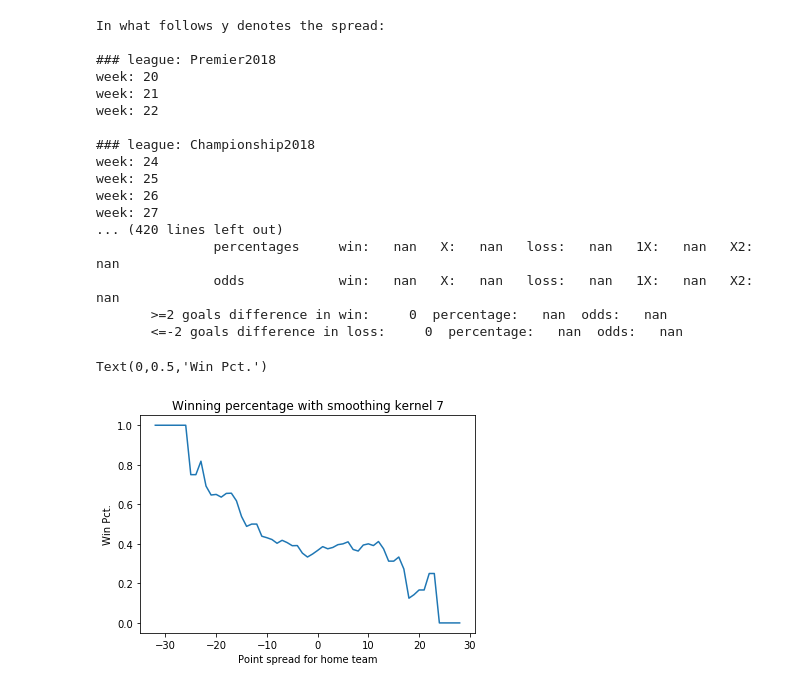
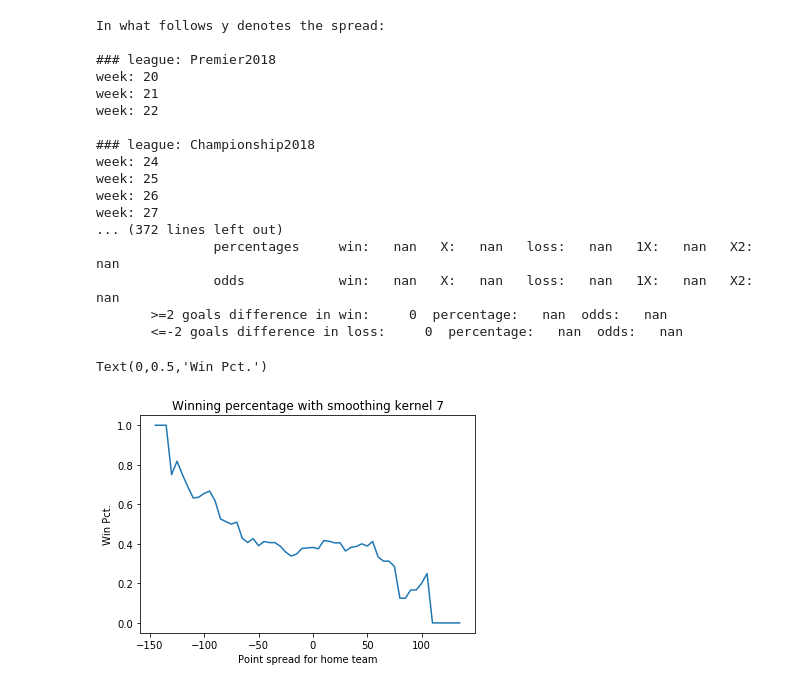
Before and after one commit to possanner/BetAnalysis, a Jupyter notebook: analysis.ipynb, the cells around one changed output. Drawn from its saved outputs; the diff is of its cells as text; code cells hidden in the pictures.

```diff
--- a/analysis.ipynb
+++ b/analysis.ipynb
@@ -5,7 +5,7 @@ import matplotlib.pyplot as plt
 def redpr(str):
     print('\x1b[31m' + str + '\x1b[0m')
 # %%
-lines = np.arange(-40, 41)
+lines = np.arange(-180, 185, 5)
 siz = len(lines)
 data_all = np.zeros((siz, 8))
 data_all[:, 0] = lines
@@ -41,8 +47,8 @@ for l in leagues:
             j3 = Results[i].index('\t', j2 + 1)
             home = int(Results[i][j2 + 1])
             away = int(Results[i][j3 - 2])
-            line1 = float(Lines[i][0:4])
-            line2 = int(line1*10)
+            line1 = float(Lines[i][0:5])
+            line2 = int(line1*100)
             #print(home, away, line1, line2)
             ind = lines == line2
             #print(ind)
@@ -112,36 +118,36 @@ for i in range(conv_kernel, len(lines) - conv_kernel):
     margin3 = np.sum(data_all[i - conv_kernel:i + conv_kernel + 1, 6])
     diff = np.sum(data_all[i - conv_kernel:i + conv_kernel + 1, 7])
     print()
-    redpr('{:3d}'.format(lines[i]) + ':  d.pts: {0:5.0f}    win: {1:5.0f}   X: {2:5.0f}   loss: {3:5.0f}   avg. margin: {4:5.2f}'.format(games, wins, ties, losses, diff/games))
+    redpr('{:5.2f}'.format(lines[i]/100.) + ':  d.pts: {0:5.0f}    win: {1:5.0f}   X: {2:5.0f}   loss: {3:5.0f}   avg. margin: {4:5.2f}'.format(games, wins, ties, losses, diff/games))
     print('               percentages     win: {1:5.2f}   X: {2:5.2f}   loss: {3:5.2f}   1X: {4:5.2f}   X2: {5:5.2f}'.format(games, wins/games, ties/games, losses/games, (wins + ties)/games, (losses + ties)/games))
     redpr('               odds            win: {1:5.2f}   X: {2:5.2f}   loss: {3:5.2f}   1X: {4:5.2f}   X2: {5:5.2f}'.format(games, games/wins, games/ties, games/losses, games/(wins + ties), games/(losses + ties)))
     print('       >=2 goals difference in win: {0:5.0f}  percentage: {1:5.2f}  odds: {2:5.2f}'.format(margin2, margin2/games, games/margin2))
     print('       <=-2 goals difference in loss: {0:5.0f}  percentage: {1:5.2f}  odds: {2:5.2f}'.format(margin3, margin3/games, games/margin3))
 
     x_data.append(lines[i])
     y_data.append(wins/games)
 
 plt.plot(x_data, y_data)
 plt.title('Winning percentage with smoothing kernel ' + str(conv_kernel))
 plt.xlabel('Point spread for home team')
 plt.ylabel('Win Pct.')
 # %% [output]
 In what follows y denotes the spread:
 
 ### league: Premier2018
 week: 20
 week: 21
 week: 22
 
 ### league: Championship2018
 week: 24
 week: 25
 week: 26
 week: 27
-... (420 lines left out)
+... (372 lines left out)
                percentages     win:   nan   X:   nan   loss:   nan   1X:   nan   X2:   nan
                odds            win:   nan   X:   nan   loss:   nan   1X:   nan   X2:   nan
        >=2 goals difference in win:     0  percentage:   nan  odds:   nan
        <=-2 goals difference in loss:     0  percentage:   nan  odds:   nan
 Text(0,0.5,'Win Pct.')
-[figure, old version]
+[figure, new version]
```
Also changed, not shown: parts of 2 cells of this notebook.
